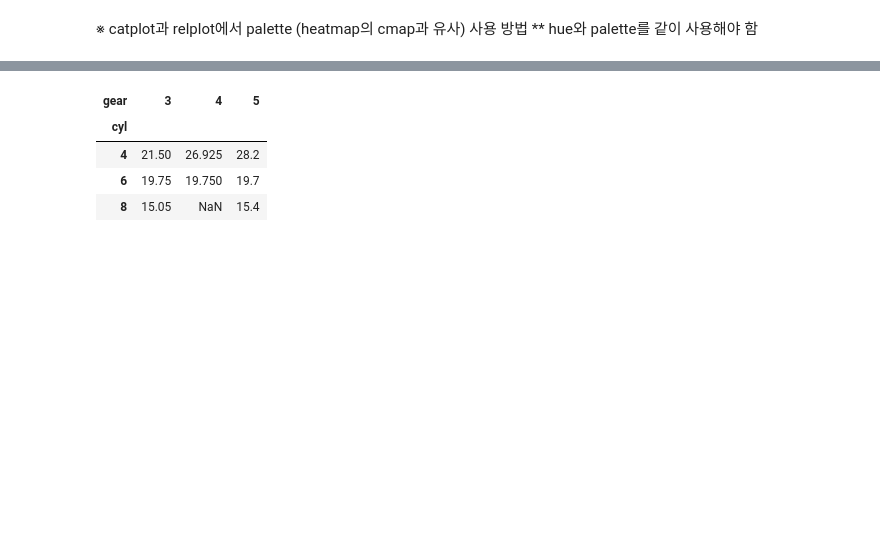
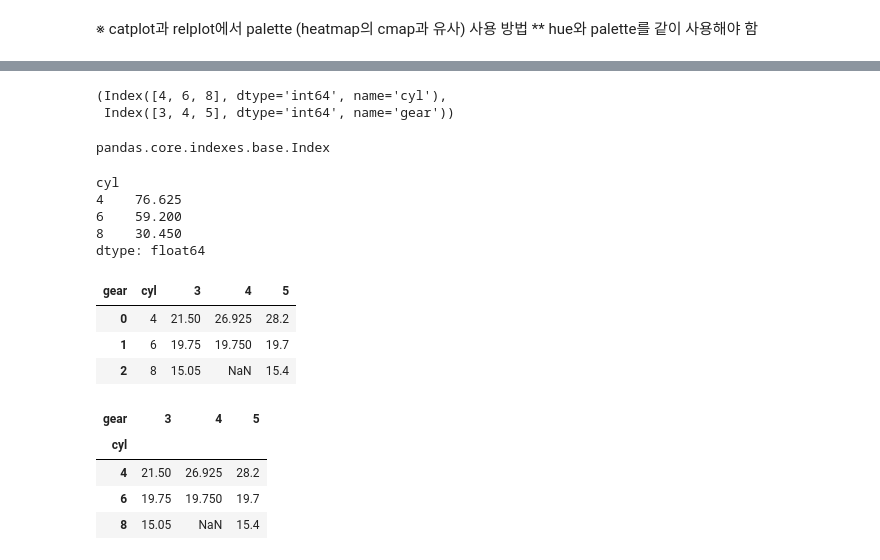
Before and after one commit to SeongYeun/Bootcamp_Study, a Jupyter notebook: energy_1/20241211_1_comp_problem.ipynb, the cells around one changed output, grey strips where cells are left out. Cells and saved outputs as stored; diff of their text form; code cells hidden in the pictures; blank space fills up the shorter version.

```diff
--- a/energy_1/20241211_1_comp_problem.ipynb
+++ b/energy_1/20241211_1_comp_problem.ipynb
@@ -143,3 +190,27 @@ NameError: name 'pivot' is not defined
+# %%
+pivot.index, pivot.columns
+# %% [output]
+(Index([4, 6, 8], dtype='int64', name='cyl'),
+ Index([3, 4, 5], dtype='int64', name='gear'))
+# %%
+type(pivot.index)
+# %% [output]
+pandas.core.indexes.base.Index
+# %%
+pivot.sum(axis=1)
+# %% [output]
+cyl
+4    76.625
+6    59.200
+8    30.450
+dtype: float64
+# %%
+pivot.reset_index()
+# %% [output]
+| gear | cyl | 3 | 4 | 5 |
+| 0 | 4 | 21.50 | 26.925 | 28.2 |
+| 1 | 6 | 19.75 | 19.750 | 19.7 |
+| 2 | 8 | 15.05 | NaN | 15.4 |
 # %%
 """리더님 코드"""
 cyl_gear = df.pivot_table(index='cyl', columns='gear', values='mpg', aggfunc='mean')
```
Also changed, not shown: parts of 8 cells of this notebook, 8 other files.
